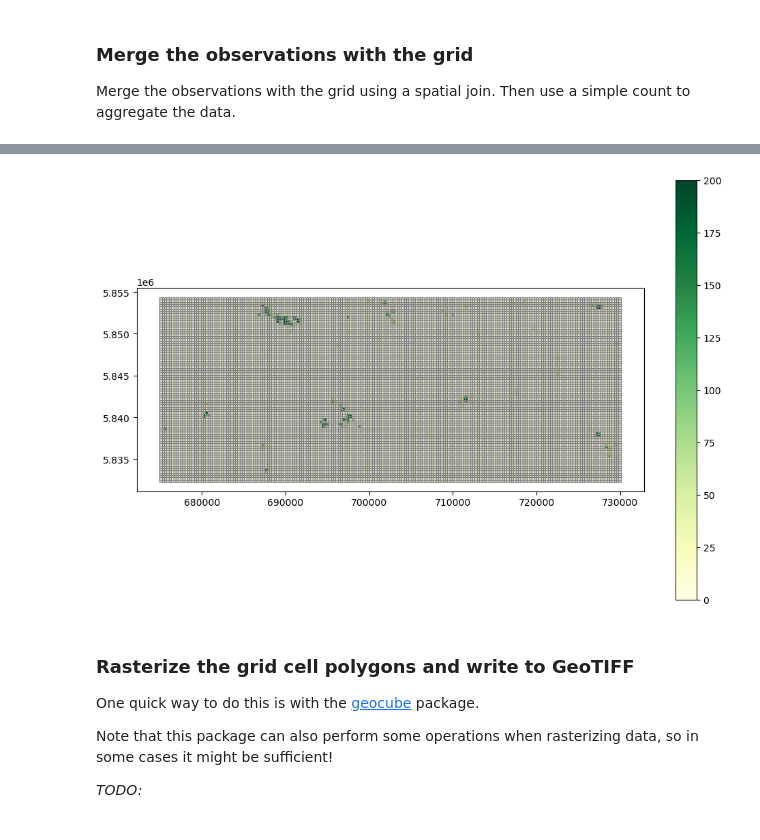
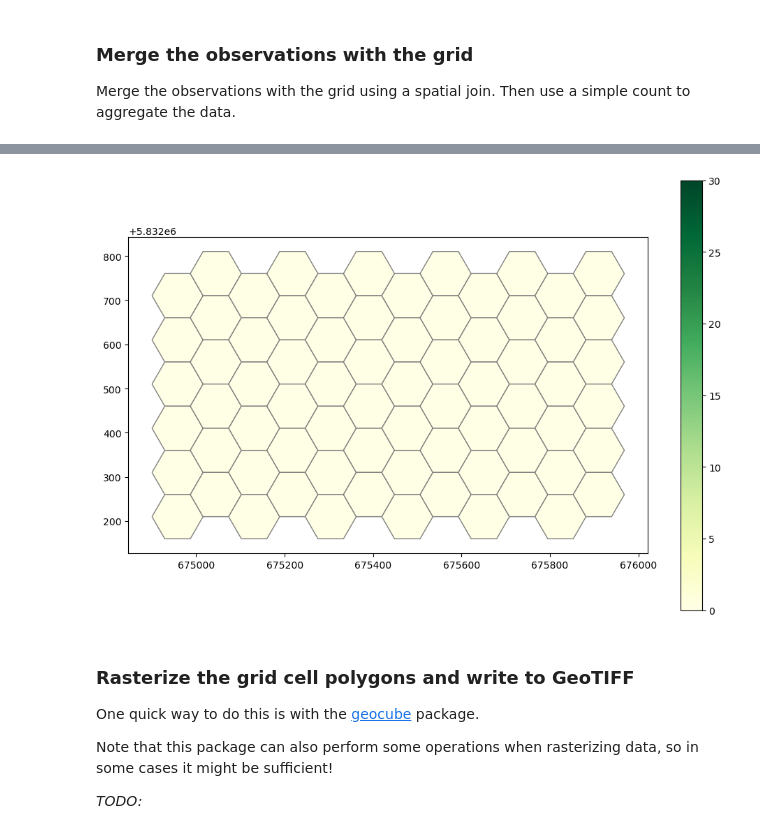
Before and after one commit to FAIRiCUBE/uc2-agriculture-biodiversity-nexus, a Jupyter notebook: species-occurences/notebooks/0.0-rkn-geopandas_gridding_example.ipynb, the cells around one changed output, grey strips where cells are left out. Drawn from its saved outputs; the diff is of its cells as text; code cells hidden in the pictures.

Commit message:
Using grid from input file.

```diff
--- a/species-occurences/notebooks/0.0-rkn-geopandas_gridding_example.ipynb
+++ b/species-occurences/notebooks/0.0-rkn-geopandas_gridding_example.ipynb
@@ -165,27 +133,28 @@ __TODO: Create the grid based on the requested CRS for the area of interest.__
+# %%
+grid_gdf = gp.read_file(aoi_grid_filename, driver="GPKG")
 # %%
 # total area for the grid
-xmin, ymin, xmax, ymax= aoi_obs_gdf.total_bounds
+#xmin, ymin, xmax, ymax= aoi_obs_gdf.total_bounds
 
 # how many cells across and down
-n_cells = 200
-cell_size = (xmax - xmin) / n_cells
+#n_cells = 200
+#cell_size = (xmax - xmin) / n_cells
 
 # create the cells in a loop
-grid_ids = []
-grid_cells = []
-col = 0
-for x0 in np.arange(xmin, xmax + cell_size, cell_size):
-    row = 0
-    for y0 in np.arange(ymin, ymax + cell_size, cell_size):
-        # bounds
-        x1 = x0 - cell_size
-        y1 = y0 + cell_size
-        grid_ids.append(row * n_cells + col)
-        grid_cells.append(shapely.geometry.box(x0, y0, x1, y1))
-        row = row + 1
-    col = col + 1
+#grid_ids = []
+#grid_cells = []
+#col = 0
+#for x0 in np.arange(xmin, xmax + cell_size, cell_size):
+#    row = 0
+#    for y0 in np.arange(ymin, ymax + cell_size, cell_size):
+#        # bounds
+#        x1 = x0 - cell_size
+#        y1 = y0 + cell_size
+#        grid_ids.append(row * n_cells + col)
+#        grid_cells.append(shapely.geometry.box(x0, y0, x1, y1))
+#        row = row + 1
+#    col = col + 1
 
-grid_gdf = gp.GeoDataFrame(data={'cell_id': grid_ids, 'geometry': grid_cells}, geometry='geometry', crs=aoi_crs)
-
-grid_gdf['area_grid'] = grid_gdf.area
+#grid_gdf = gp.GeoDataFrame(data={'cell_id': grid_ids, 'geometry': grid_cells}, geometry='geometry', crs=aoi_crs)
+#grid_gdf['area_grid'] = grid_gdf.area
 # %%
@@ -263,18 +209,20 @@ grid_gdf['abundance_share'].hist()
 # %%
 # select a proper vmax for map display (take it from the histogram)
-vmax = 200
+vmax = 30
 # %%
 # plot the grid and the number of observations in each grid cell
-grid_gdf.plot(
+sample_gdf = grid_gdf.cx[aoi_xmin:aoi_xmin + 1000, aoi_ymin:aoi_ymin + 500]
+
+sample_gdf.plot(
     column='abundance_share',
     figsize=(12, 8),
     cmap='YlGn',
     vmax=vmax,
     edgecolor='grey',
     legend=True
 );
 # %% [output]
-[figure, old version]
+[figure, new version]
 # %%
 # run this cell to get an interactive map of the data (don't try for very small grid cells!)
 #m1 = grid_gdf.explore(column='abundance_share', cmap='viridis', vmax=vmax, name='Count')
```
Also changed, not shown: parts of 21 cells of this notebook.
